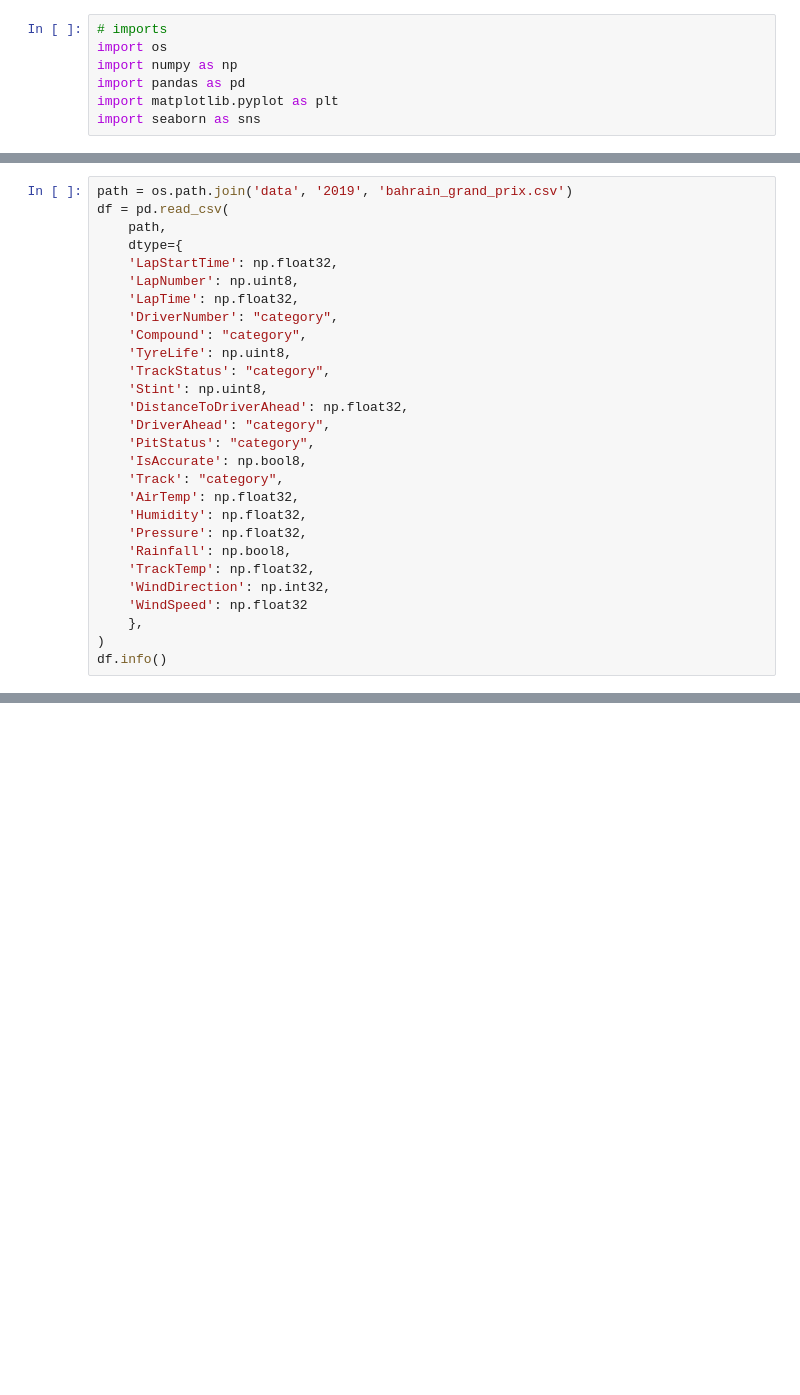
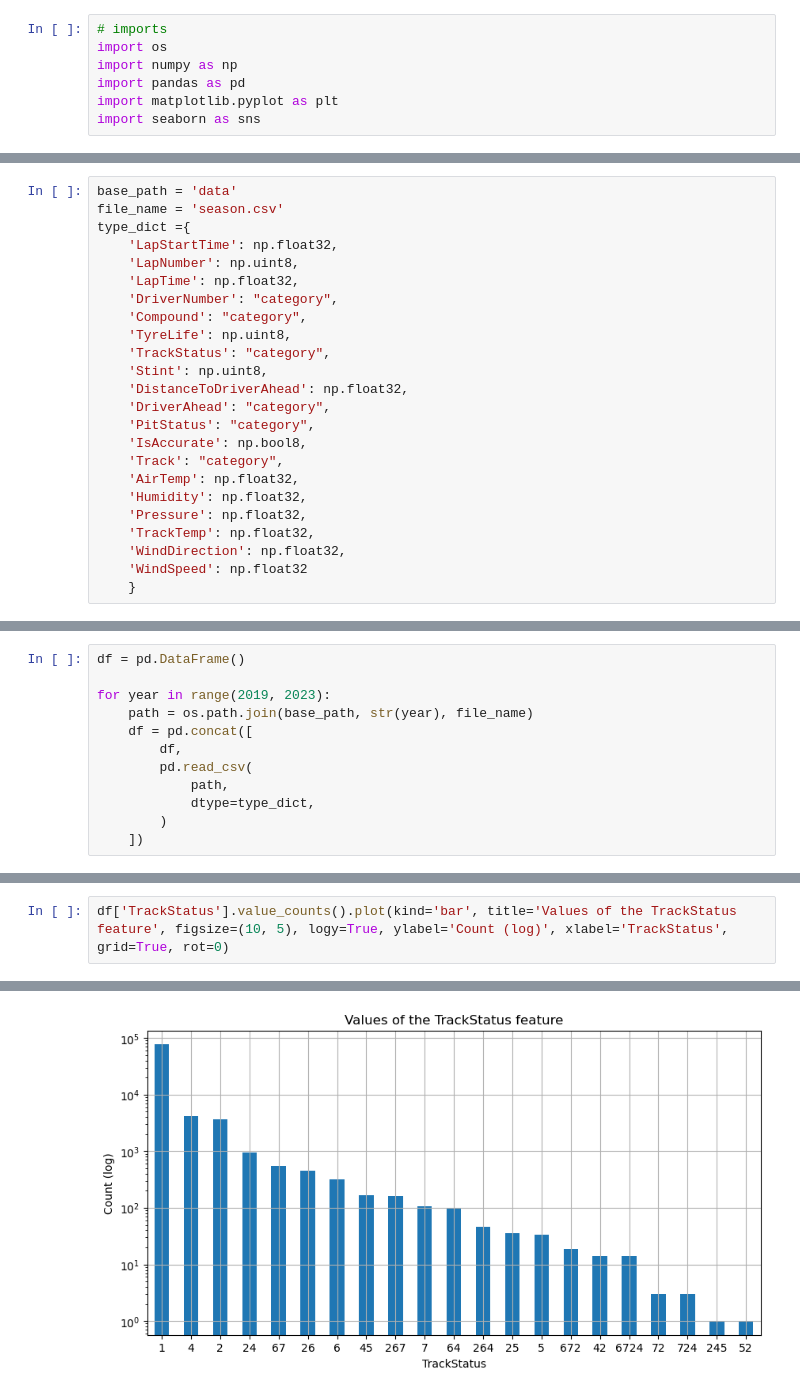
Before and after one commit to Nelson-Jnrnd/f1-pit-predictor-dataset, a Jupyter notebook: eda_dataset.ipynb, the cells around one changed output, grey strips where cells are left out. Saved outputs shown, nothing was run; the diff lists cells and outputs as text; blank space fills up the shorter version.

```diff
--- a/eda_dataset.ipynb
+++ b/eda_dataset.ipynb
@@ -11,8 +14,7 @@ import seaborn as sns
 # %%
-path = os.path.join('data', '2019', 'bahrain_grand_prix.csv')
-df = pd.read_csv(
-    path,
-    dtype={
+base_path = 'data'
+file_name = 'season.csv'
+type_dict ={
     'LapStartTime': np.float32,
     'LapNumber': np.uint8,
     'LapTime': np.float32,
@@ -29,10 +31,7 @@ df = pd.read_csv(
     'AirTemp': np.float32,
     'Humidity': np.float32,
     'Pressure': np.float32,
-    'Rainfall': np.bool8,
     'TrackTemp': np.float32,
-    'WindDirection': np.int32,
+    'WindDirection': np.float32,
     'WindSpeed': np.float32
-    },
-)
-df.info()
+    }
@@ -74,0 +38,12 @@ df.plot(
+# %%
+df = pd.DataFrame()
+
+for year in range(2019, 2023):
+    path = os.path.join(base_path, str(year), file_name)
+    df = pd.concat([
+        df,
+        pd.read_csv(
+            path,
+            dtype=type_dict,
+        )
+    ])
@@ -74,0 +80,3 @@ df.plot(
+# %%
+df['TrackStatus'].value_counts().plot(kind='bar', title='Values of the TrackStatus feature', figsize=(10, 5), logy=True, ylabel='Count (log)', xlabel='TrackStatus', grid=True, rot=0)
+# %% [output]
@@ -74,0 +84 @@ df.plot(
+[figure, added]
```
Also changed, not shown: parts of 27 cells of this notebook.
